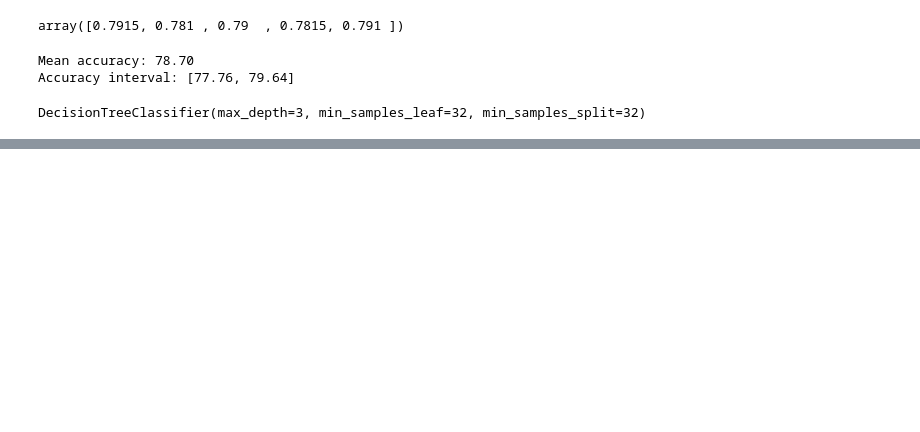
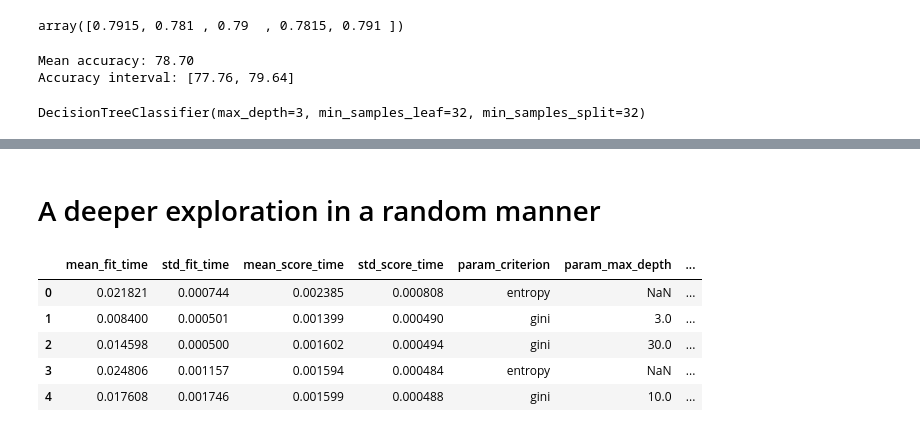
Before and after one commit to GuilhermePereiraRamalho/Machine-Learning, a Jupyter notebook: Model optimization through hyperparameters/1.ipynb, the cells around one changed output, grey strips where cells are left out. Cells and saved outputs as stored; diff of their text form; code cells hidden in the pictures; blank space fills up the shorter version.

```diff
--- a/Model optimization through hyperparameters/1.ipynb
+++ b/Model optimization through hyperparameters/1.ipynb
@@ -608,0 +713,30 @@ graph
+# %% [markdown]
+# A deeper exploration in a random manner
+# %%
+from scipy.stats import randint
+
+SEED = 564
+np.random.seed(SEED)
+
+parameter_space = {
+    "max_depth": [3, 5, 10, 15, 20, 30, None],
+    "min_samples_split": randint(32, 128),
+    "min_samples_leaf": randint(32, 128),
+    "criterion": ["gini", "entropy"]
+}
+
+search = RandomizedSearchCV(DecisionTreeClassifier(),
+                      parameter_space,
+                      n_iter=64,
+                      cv=KFold(n_splits=5, shuffle=True),
+                      random_state=SEED)
+search.fit(x_unluck, y_unluck)
+results = pd.DataFrame(search.cv_results_)
+results.head()
+# %% [output]
+|  | mean_fit_time | std_fit_time | mean_score_time | std_score_time | param_criterion | param_max_depth | ... |
+| 0 | 0.021821 | 0.000744 | 0.002385 | 0.000808 | entropy | NaN | ... |
+| 1 | 0.008400 | 0.000501 | 0.001399 | 0.000490 | gini | 3.0 | ... |
+| 2 | 0.014598 | 0.000500 | 0.001602 | 0.000494 | gini | 30.0 | ... |
+| 3 | 0.024806 | 0.001157 | 0.001594 | 0.000484 | entropy | NaN | ... |
+| 4 | 0.017608 | 0.001746 | 0.001599 | 0.000488 | gini | 10.0 | ... |
```
Also changed, not shown: parts of 30 cells of this notebook.
